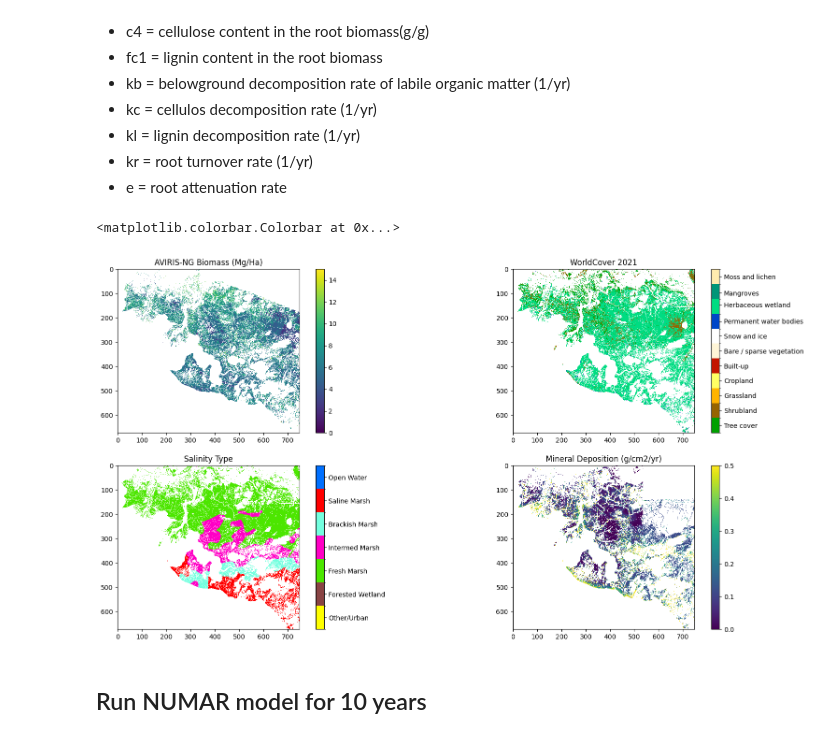
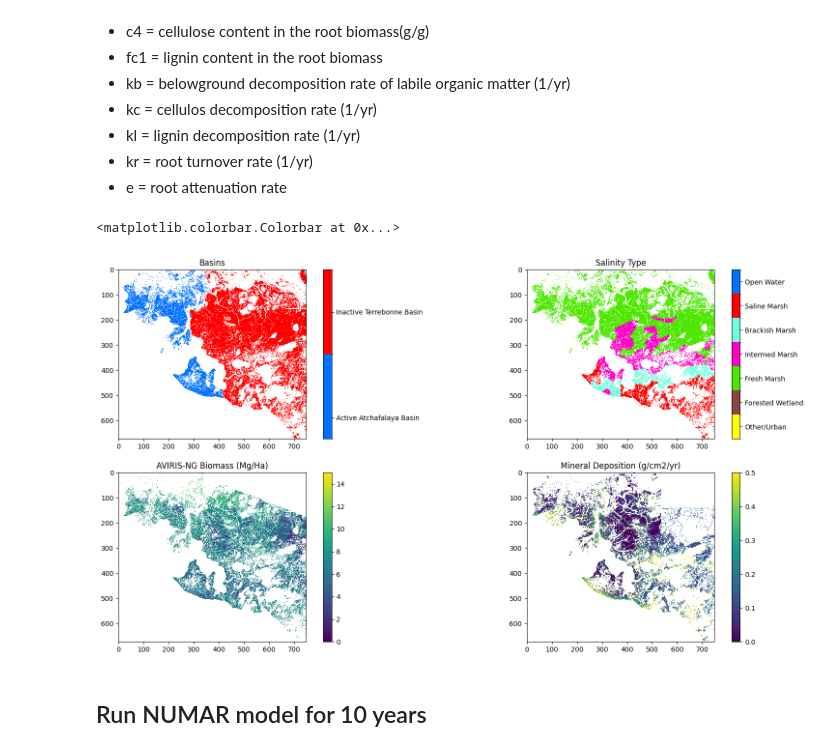
Before and after one commit to ornldaac/deltax_workshop_2024, a Jupyter notebook: tutorials/6_NUMARModel/Landscape_example/6B_Build-Run_NUMAR_LandscapeModel.ipynb, the cells around one changed output. Drawn from its saved outputs; the diff is of its cells as text; code cells hidden in the pictures.

```diff
--- a/tutorials/6_NUMARModel/Landscape_example/6B_Build-Run_NUMAR_LandscapeModel.ipynb
+++ b/tutorials/6_NUMARModel/Landscape_example/6B_Build-Run_NUMAR_LandscapeModel.ipynb
@@ -190,16 +190,16 @@ AGB, SALINITY, LANDCOVER, IMAR, BASINS, CLASSES, mask, lats,lons = get_input_fil
 # %%
 fig, [[ax1,ax2],[ax3,ax4]] = plt.subplots(2,2,figsize = (20,10))
 
-colors = ['#ffff64','#ffffff']
-values = [0,1]
+colors = ['#0070ff','#ff0000']
+values = [0,2]
 labels = ['Active Atchafalaya Basin','Inactive Terrebonne Basin']
-ticks = [0.5,1.5]
-bounds = np.append(Values,values[-1] + 1)
+ticks = [0.5,2.5]
+bounds = np.append(values,values[-1] + 1)
 cmap = ListedColormap(colors)
-norm = BoundaryNorm(bounds)
+norm = BoundaryNorm(bounds, ncolors=len(colors))
 im1 = ax1.imshow(BASINS*mask,cmap=cmap,norm=norm,interpolation='nearest')
 ax1.set_title('Basins')
-cbar = fig.colorbar(im2,ax=ax1,ticks=ticks)
+cbar = fig.colorbar(im1,ax=ax1,ticks=ticks)
 cbar.ax.set_yticklabels(labels)
 
 # colors = ['#00a000','#966400','#ffb400','#ffff64','#c31400','#fff5d7','#ffffff','#0046c8','#00dc82','#009678','#ffebaf']
@@ -209,35 +209,35 @@ cbar.ax.set_yticklabels(labels)
 # ticks = [15,25,35,45,55,65,75,85,93,97,101]
 # cmap = ListedColormap(colors)
 # norm = BoundaryNorm(bounds, ncolors=len(colors))
 # im2 = ax2.imshow(LANDCOVER*mask,cmap=cmap,norm=norm,interpolation='nearest')
 # ax2.set_title('WorldCover 2021')
 # cbar = fig.colorbar(im2,ax=ax2,ticks = ticks)
 # cbar.ax.set_yticklabels(labels)  # horizontal colorbar
 
 
 colors = ['#ffff00','#894444','#4ce600','#ff00c5','#73ffdf','#ff0000','#0070ff']
 values =[1,2,3,4,5,6,7]
 labels = ['Other/Urban','Forested Wetland','Fresh Marsh','Intermed Marsh','Brackish Marsh','Saline Marsh','Open Water']
 bounds = np.append(values, values[-1] + 1)
 ticks = [1.5,2.5,3.5,4.5,5.5,6.5,7.5]
 cmap = ListedColormap(colors)
 norm = BoundaryNorm(bounds, ncolors=len(colors))
 im2 = ax2.imshow(SALINITY*mask,cmap=cmap,norm=norm,interpolation='nearest')
 cbar = fig.colorbar(im2,ax=ax2,ticks = ticks)
 cbar.ax.set_yticklabels(labels)  # horizontal colorbar
 ax2.set_title('Salinity Type')
 
 im3 = ax3.imshow(AGB*mask,vmin=0,vmax=15,interpolation='nearest')
 ax3.set_title('AVIRIS-NG Biomass (Mg/Ha)')
-fig.colorbar(im1,ax = ax3)
+fig.colorbar(im3,ax = ax3)
 
 
 im4 = ax4.imshow(IMAR*mask,vmin=0,vmax=.5,interpolation='nearest')
 ax4.set_title('Mineral Deposition (g/cm2/yr)')
 fig.colorbar(im4,ax = ax4)
 # %% [output]
 <matplotlib.colorbar.Colorbar at 0x...>
-[figure, old version]
+[figure, new version]
 # %% [markdown]
 ## Run NUMAR model for 10 years
 # %%
```
Also changed, not shown: parts of 1 cell of this notebook.
